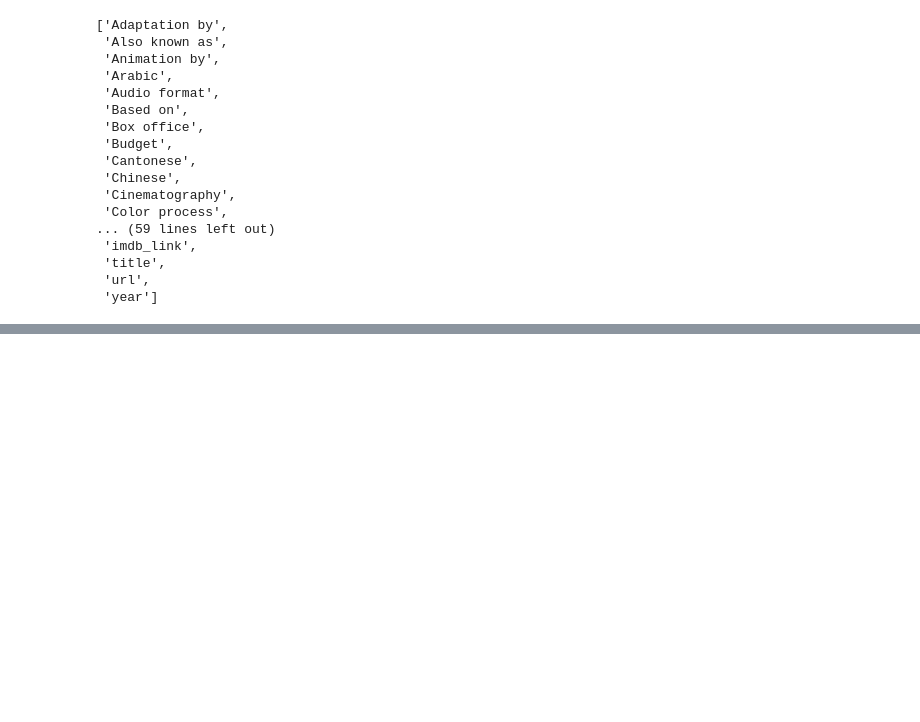
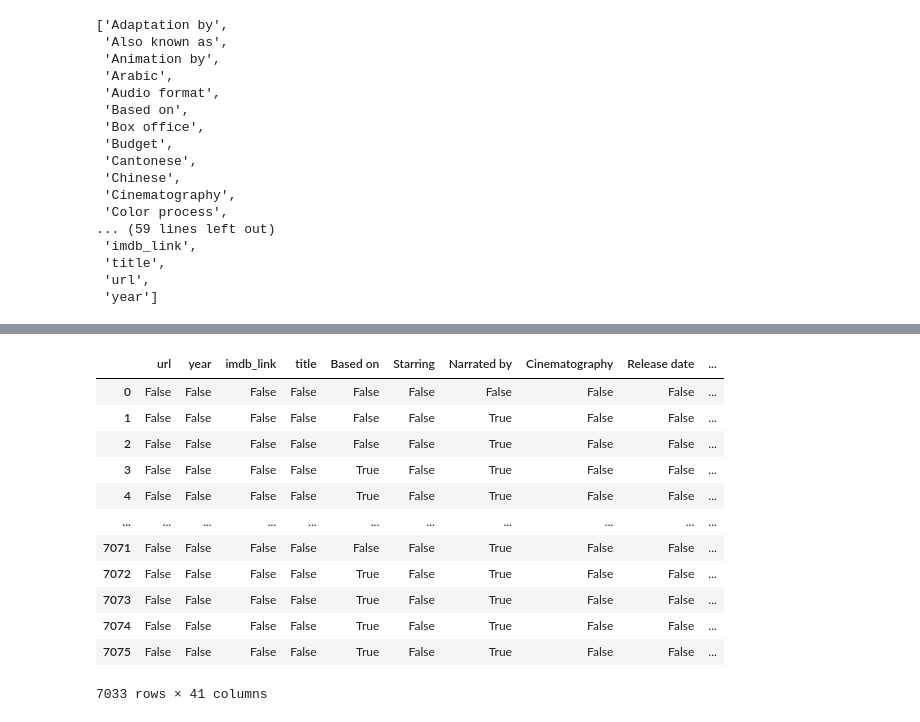
Before and after one commit to umasivakumar232/Movies_ETL, a Jupyter notebook: Wikipedia.ipynb, the cells around one changed output, grey strips where cells are left out. Saved outputs shown, nothing was run; the diff lists cells and outputs as text; code cells hidden in the pictures; blank space fills up the shorter version.

```diff
--- a/Wikipedia.ipynb
+++ b/Wikipedia.ipynb
@@ -259,0 +324,3 @@ sorted(wiki_movies_df.columns.tolist())
+# %%
+wiki_movies_df['imdb_id'] = wiki_movies_df['imdb_link'].str.extract(r'(tt\d{7})')
+print(len(wiki_movies_df))
@@ -259,0 +329,6 @@ sorted(wiki_movies_df.columns.tolist())
+# %%
+wiki_movies_df['imdb_id'] = wiki_movies_df['imdb_link'].str.extract(r'(tt\d{7})')
+print(len(wiki_movies_df))
+wiki_movies_df.drop_duplicates(subset='imdb_id', inplace=True)
+print(len(wiki_movies_df))
+wiki_movies_df.head()
@@ -259,0 +345,16 @@ sorted(wiki_movies_df.columns.tolist())
+# %%
+wiki_movies_df.isnull()
+# %% [output]
+|  | url | year | imdb_link | title | Based on | Starring | Narrated by | Cinematography | Release date | ... |
+| 0 | False | False | False | False | False | False | False | False | False | ... |
+| 1 | False | False | False | False | False | False | True | False | False | ... |
+| 2 | False | False | False | False | False | False | True | False | False | ... |
+| 3 | False | False | False | False | True | False | True | False | False | ... |
+| 4 | False | False | False | False | True | False | True | False | False | ... |
+| ... | ... | ... | ... | ... | ... | ... | ... | ... | ... | ... |
+| 7071 | False | False | False | False | False | False | True | False | False | ... |
+| 7072 | False | False | False | False | True | False | True | False | False | ... |
+| 7073 | False | False | False | False | True | False | True | False | False | ... |
+| 7074 | False | False | False | False | True | False | True | False | False | ... |
+| 7075 | False | False | False | False | True | False | True | False | False | ... |
+7033 rows × 41 columns
```
Also changed, not shown: parts of 49 cells of this notebook, 2 other files.
